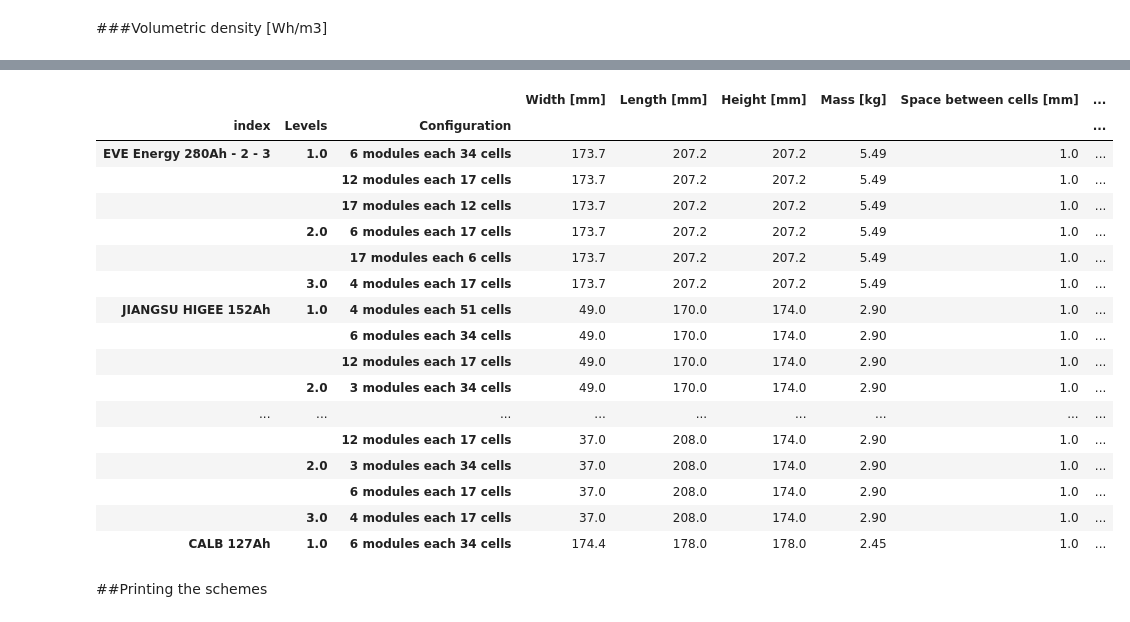
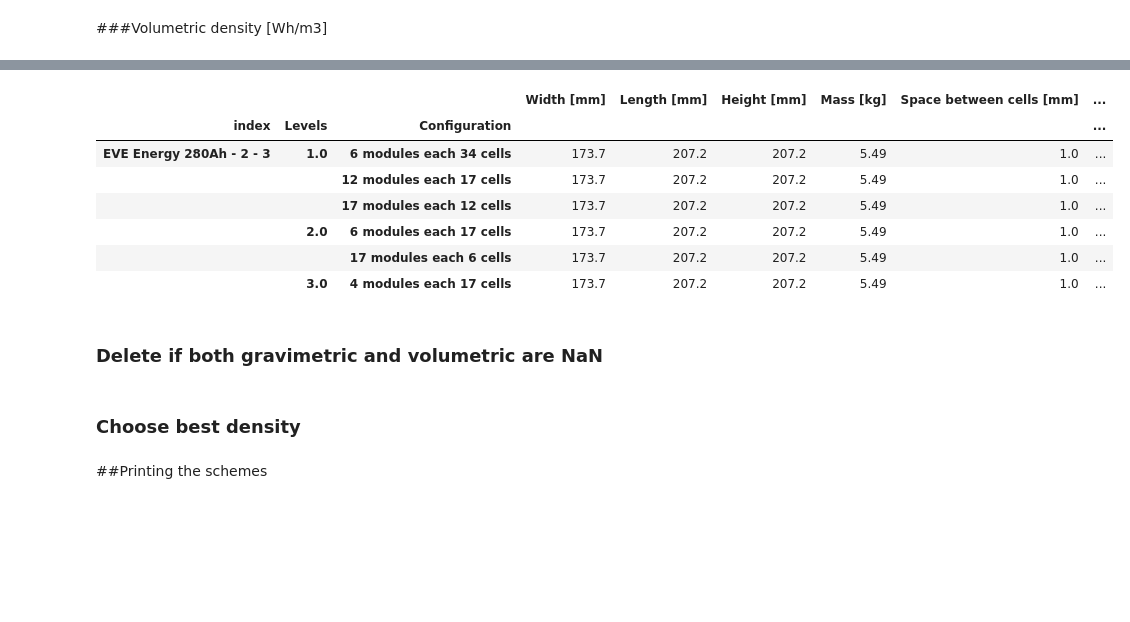
Before and after one commit to Bork00/Machine_learning_boot, a Jupyter notebook: Kalkulator.ipynb, the cells around one changed output, grey strips where cells are left out. Drawn from its saved outputs; the diff is of its cells as text; code cells hidden in the pictures; blank space fills up the shorter version.

```diff
--- a/Kalkulator.ipynb
+++ b/Kalkulator.ipynb
@@ -386,0 +390,12 @@ fullCellDatabase.iloc[[54, 58, 59]]
+# %%
+def Price(x):
+  if x == 'LFP':
+    return 59
+  elif x == 'NMC':
+    return 68.5
+  else:
+    raise ValueError(f'Value {x} is unknown')
+
+
+fullCellDatabase['Price for the chemistry [$]'] = fullCellDatabase['Chemistry'].apply(Price)
+fullCellDatabase.head()
@@ -428,3 +451,15 @@ cellDatabase.head()
 | 2 | CALB 180Ah | LFP | 180.0 | 3.2 | 54.0 | 180.0 | ... |
 | 3 | CATL 302Ah | LFP | 302.0 | 3.2 | 151.0 | 302.0 | ... |
 | 4 | CATL 202Ah | LFP | 202.0 | 3.2 | 101.0 | 202.0 | ... |
+# %%
+def Price(x):
+  if x == 'LFP':
+    return 59
+  elif x == 'NMC':
+    return 68.5
+  else:
+    raise ValueError(f'Value {x} is unknown')
+
+
+cellDatabase['Price for the chemistry [$]'] = cellDatabase['Chemistry'].apply(Price)
+cellDatabase
@@ -678,6 +707,6 @@ fullCellDatabase.loc[fullCellDatabase['Name'].isin(sufficientCells.index.get_lev
 # %%
 mechanicalCellDataList = ['Width [mm]', 'Length [mm]', ' Height [mm]',
-                          'Mass [kg]', 'Space between cells [mm]']
+                          'Mass [kg]', 'Space between cells [mm]', 'Price for the chemistry [$]']
 
 filtered_data = fullCellDatabase.set_index("Name").loc[
     sufficientCells.index.get_level_values("Name"), mechanicalCellDataList
@@ -875,13 +904,12 @@ cellConfigurationsSolution.head(10)
 #         - width + 2x30mm (for side walls)
 #         - length + 200mm (frontwall, electronic devices, connectors plate) + 20mm (Reare wall)
 #         - height - already added 20 mm for the cooling plate and the connectors and gap
-cellConfigurationsSolution['System volumetric density [kWh/m3]'] = cellConfigurationsSolution['Installed batterypack energy BOL [kWh]']/(
-    (cellConfigurationsSolution['Pack length [mm]'] + (200/cellConfigurationsSolution.index.get_level_values('Levels') + 20)) *
+cellConfigurationsSolution['Batterypack volumetric density [Wh/l]'] = cellConfigurationsSolution['Installed batterypack energy BOL [kWh]'] * 1000/(
+    (cellConfigurationsSolution['Pack length [mm]'] + 220) *
     (cellConfigurationsSolution['Pack width [mm]'] + 30 * 2) *
-    cellConfigurationsSolution['Pack heigh [mm]'] * pow(10, -9) *
-    cellConfigurationsSolution.index.get_level_values('Levels'))
+    cellConfigurationsSolution['Pack heigh [mm]'] * pow(10, -6))
 
-cellConfigurationsSolution.head(10)
+cellConfigurationsSolution.head(6)
 # %% [output]
 |  |  |  | Width [mm] | Length [mm] | Height [mm] | Mass [kg] | Space between cells [mm] | ... |
 | index | Levels | Configuration |  |  |  |  |  | ... |
@@ -925,24 +924,16 @@ cellConfigurationsSolution[cellConfigurationsSolution['Mass [kg]'].isna()]
 # %%
-#assumed electrical device mass - 15 kg, aluminium frame - 35kg = +40 kg
-cellConfigurationsSolution['System gravimetric density [Wh/kg]'] = cellConfigurationsSolution['Installed batterypack energy BOL [kWh]'] * 1000 / (
+#assumed electrical device mass - 15 kg, aluminium frame - 35kg => +40 kg
+cellConfigurationsSolution['Batterypack gravimetric density [Wh/kg]'] = cellConfigurationsSolution['Installed batterypack energy BOL [kWh]'] * 1000 / (
     cellConfigurationsSolution['Mass [kg]'] * cellConfigurationsSolution['Cell string configuration for the system'] * cellConfigurationsSolution.index.get_level_values('Levels') + 50)
-cellConfigurationsSolution.head(20)
+cellConfigurationsSolution.head(6)
 # %% [output]
 |  |  |  | Width [mm] | Length [mm] | Height [mm] | Mass [kg] | Space between cells [mm] | ... |
 | index | Levels | Configuration |  |  |  |  |  | ... |
 | EVE Energy 280Ah - 2 - 3 | 1.0 | 6 modules each 34 cells | 173.7 | 207.2 | 207.2 | 5.49 | 1.0 | ... |
 |  |  | 12 modules each 17 cells | 173.7 | 207.2 | 207.2 | 5.49 | 1.0 | ... |
 |  |  | 17 modules each 12 cells | 173.7 | 207.2 | 207.2 | 5.49 | 1.0 | ... |
 |  | 2.0 | 6 modules each 17 cells | 173.7 | 207.2 | 207.2 | 5.49 | 1.0 | ... |
 |  |  | 17 modules each 6 cells | 173.7 | 207.2 | 207.2 | 5.49 | 1.0 | ... |
 |  | 3.0 | 4 modules each 17 cells | 173.7 | 207.2 | 207.2 | 5.49 | 1.0 | ... |
-| JIANGSU HIGEE 152Ah | 1.0 | 4 modules each 51 cells | 49.0 | 170.0 | 174.0 | 2.90 | 1.0 | ... |
-|  |  | 6 modules each 34 cells | 49.0 | 170.0 | 174.0 | 2.90 | 1.0 | ... |
-|  |  | 12 modules each 17 cells | 49.0 | 170.0 | 174.0 | 2.90 | 1.0 | ... |
-|  | 2.0 | 3 modules each 34 cells | 49.0 | 170.0 | 174.0 | 2.90 | 1.0 | ... |
-| ... | ... | ... | ... | ... | ... | ... | ... | ... |
-|  |  | 12 modules each 17 cells | 37.0 | 208.0 | 174.0 | 2.90 | 1.0 | ... |
-|  | 2.0 | 3 modules each 34 cells | 37.0 | 208.0 | 174.0 | 2.90 | 1.0 | ... |
-|  |  | 6 modules each 17 cells | 37.0 | 208.0 | 174.0 | 2.90 | 1.0 | ... |
-|  | 3.0 | 4 modules each 17 cells | 37.0 | 208.0 | 174.0 | 2.90 | 1.0 | ... |
-| CALB 127Ah | 1.0 | 6 modules each 34 cells | 174.4 | 178.0 | 178.0 | 2.45 | 1.0 | ... |
+# %% [markdown]
+### Delete if both gravimetric and volumetric are NaN
@@ -949,3 +945,5 @@ cellConfigurationsSolution.head(20)
+# %% [markdown]
+### Choose best density
 # %% [markdown]
 ##Printing the schemes
 # %%
```
Also changed, not shown: parts of 11 cells of this notebook.
